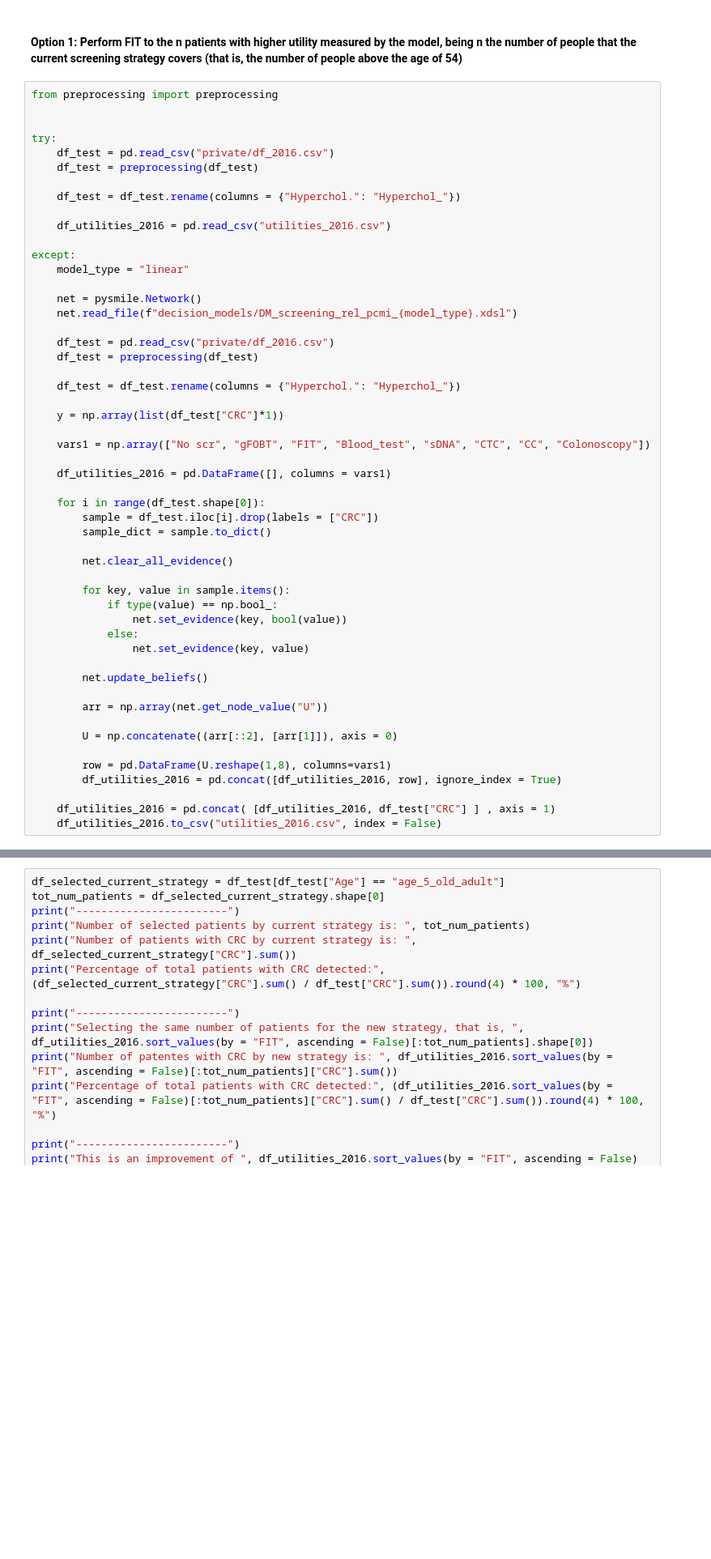
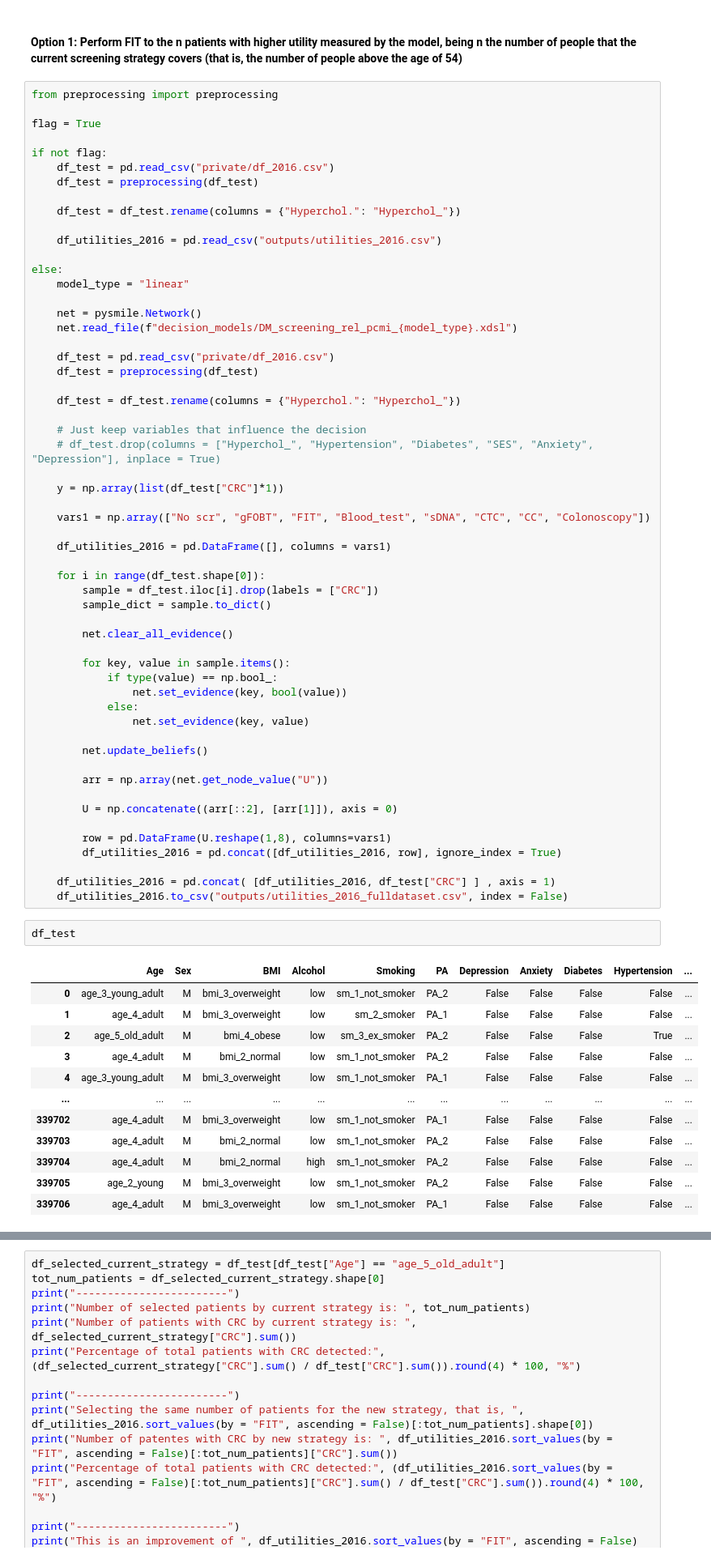
Before and after one commit to DanielCorralesAlonso/Decision_Model_Screening_CRC, a Jupyter notebook: use_cases.ipynb, the cells around one changed output, grey strips where cells are left out. Shown at 81% size. Drawn from its saved outputs; the diff is of its cells as text; blank space fills up the shorter version.

```diff
--- a/use_cases.ipynb
+++ b/use_cases.ipynb
@@ -21,16 +21,17 @@ np.seterr(divide='ignore', invalid = 'ignore')
 # %%
 from preprocessing import preprocessing
 
+flag = True
 
-try:
+if not flag:
     df_test = pd.read_csv("private/df_2016.csv")
     df_test = preprocessing(df_test)
 
     df_test = df_test.rename(columns = {"Hyperchol.": "Hyperchol_"})
 
-    df_utilities_2016 = pd.read_csv("utilities_2016.csv")
+    df_utilities_2016 = pd.read_csv("outputs/utilities_2016.csv")
 
-except:
+else:
     model_type = "linear"
 
     net = pysmile.Network()
@@ -40,6 +41,9 @@ except:
     df_test = preprocessing(df_test)
 
     df_test = df_test.rename(columns = {"Hyperchol.": "Hyperchol_"})
+
+    # Just keep variables that influence the decision
+    # df_test.drop(columns = ["Hyperchol_", "Hypertension", "Diabetes", "SES", "Anxiety", "Depression"], inplace = True)
 
     y = np.array(list(df_test["CRC"]*1))
 
@@ -69,4 +73,19 @@ except:
         df_utilities_2016 = pd.concat([df_utilities_2016, row], ignore_index = True)
 
     df_utilities_2016 = pd.concat( [df_utilities_2016, df_test["CRC"] ] , axis = 1)
-    df_utilities_2016.to_csv("utilities_2016.csv", index = False)
+    df_utilities_2016.to_csv("outputs/utilities_2016_fulldataset.csv", index = False)
+# %%
+df_test
+# %% [output]
+|  | Age | Sex | BMI | Alcohol | Smoking | PA | Depression | Anxiety | Diabetes | Hypertension | ... |
+| 0 | age_3_young_adult | M | bmi_3_overweight | low | sm_1_not_smoker | PA_2 | False | False | False | False | ... |
+| 1 | age_4_adult | M | bmi_3_overweight | low | sm_2_smoker | PA_1 | False | False | False | False | ... |
+| 2 | age_5_old_adult | M | bmi_4_obese | low | sm_3_ex_smoker | PA_2 | False | False | False | True | ... |
+| 3 | age_4_adult | M | bmi_2_normal | low | sm_1_not_smoker | PA_2 | False | False | False | False | ... |
+| 4 | age_3_young_adult | M | bmi_3_overweight | low | sm_1_not_smoker | PA_1 | False | False | False | False | ... |
+| ... | ... | ... | ... | ... | ... | ... | ... | ... | ... | ... | ... |
+| 339702 | age_4_adult | M | bmi_3_overweight | low | sm_1_not_smoker | PA_1 | False | False | False | False | ... |
+| 339703 | age_4_adult | M | bmi_2_normal | low | sm_1_not_smoker | PA_2 | False | False | False | False | ... |
+| 339704 | age_4_adult | M | bmi_2_normal | high | sm_1_not_smoker | PA_2 | False | False | False | False | ... |
+| 339705 | age_2_young | M | bmi_3_overweight | low | sm_1_not_smoker | PA_2 | False | False | False | False | ... |
+| 339706 | age_4_adult | M | bmi_3_overweight | low | sm_1_not_smoker | PA_1 | False | False | False | False | ... |
```
Also changed, not shown: parts of 22 cells of this notebook, 5 other files.
